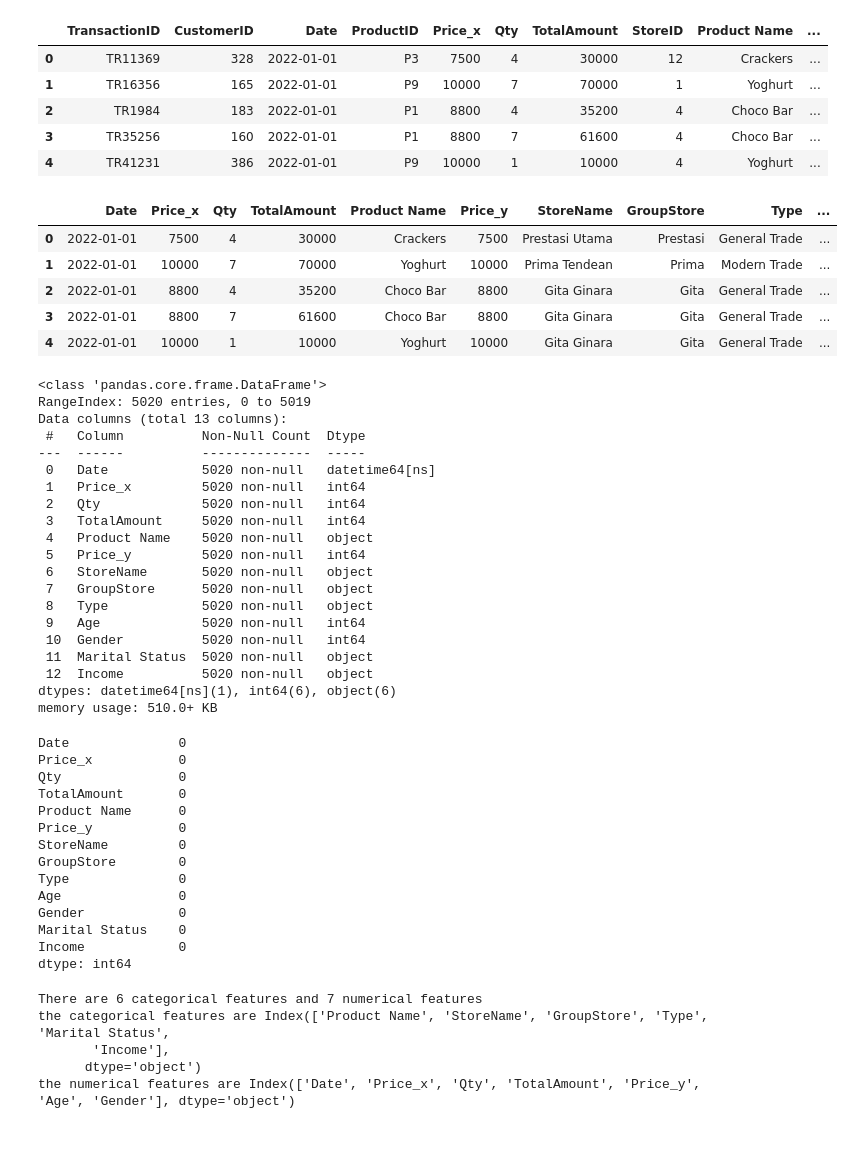
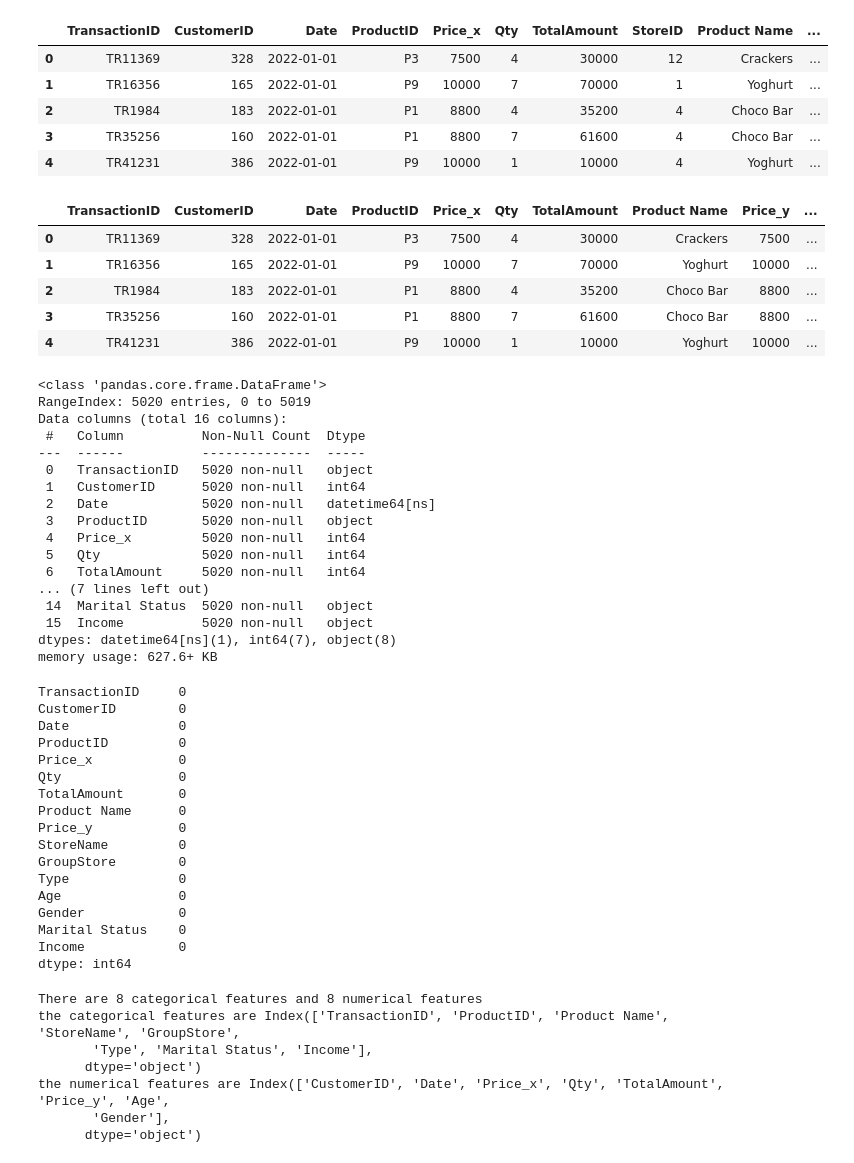
Before and after one commit to masendhy/kalbe_nutsVIX, a Jupyter notebook: modeling/1. data_cleaning.ipynb, the cells around one changed output. Cells and saved outputs as stored; diff of their text form; code cells hidden in the pictures.

```diff
--- a/modeling/1. data_cleaning.ipynb
+++ b/modeling/1. data_cleaning.ipynb
@@ -201,42 +201,42 @@ df_merge.head()
 | 4 | TR41231 | 386 | 2022-01-01 | P9 | 10000 | 1 | 10000 | 4 | Yoghurt | ... |
 # %%
 df_drop = df_merge.copy()
-df_drop.drop(['TransactionID','ProductID','Latitude','Longitude','CustomerID','StoreID'],axis=1,inplace=True)
+df_drop.drop(['Latitude','Longitude','StoreID'],axis=1,inplace=True)
 df_drop.head()
 # %% [output]
-|  | Date | Price_x | Qty | TotalAmount | Product Name | Price_y | StoreName | GroupStore | Type | ... |
-| 0 | 2022-01-01 | 7500 | 4 | 30000 | Crackers | 7500 | Prestasi Utama | Prestasi | General Trade | ... |
-| 1 | 2022-01-01 | 10000 | 7 | 70000 | Yoghurt | 10000 | Prima Tendean | Prima | Modern Trade | ... |
-| 2 | 2022-01-01 | 8800 | 4 | 35200 | Choco Bar | 8800 | Gita Ginara | Gita | General Trade | ... |
-| 3 | 2022-01-01 | 8800 | 7 | 61600 | Choco Bar | 8800 | Gita Ginara | Gita | General Trade | ... |
-| 4 | 2022-01-01 | 10000 | 1 | 10000 | Yoghurt | 10000 | Gita Ginara | Gita | General Trade | ... |
+|  | TransactionID | CustomerID | Date | ProductID | Price_x | Qty | TotalAmount | Product Name | Price_y | ... |
+| 0 | TR11369 | 328 | 2022-01-01 | P3 | 7500 | 4 | 30000 | Crackers | 7500 | ... |
+| 1 | TR16356 | 165 | 2022-01-01 | P9 | 10000 | 7 | 70000 | Yoghurt | 10000 | ... |
+| 2 | TR1984 | 183 | 2022-01-01 | P1 | 8800 | 4 | 35200 | Choco Bar | 8800 | ... |
+| 3 | TR35256 | 160 | 2022-01-01 | P1 | 8800 | 7 | 61600 | Choco Bar | 8800 | ... |
+| 4 | TR41231 | 386 | 2022-01-01 | P9 | 10000 | 1 | 10000 | Yoghurt | 10000 | ... |
 # %%
 df_drop.info()
 # %% [output]
 <class 'pandas.core.frame.DataFrame'>
 RangeIndex: 5020 entries, 0 to 5019
-Data columns (total 13 columns):
+Data columns (total 16 columns):
  #   Column          Non-Null Count  Dtype
 ---  ------          --------------  -----
- 0   Date            5020 non-null   datetime64[ns]
- 1   Price_x         5020 non-null   int64
- 2   Qty             5020 non-null   int64
- 3   TotalAmount     5020 non-null   int64
- 4   Product Name    5020 non-null   object
- 5   Price_y         5020 non-null   int64
- 6   StoreName       5020 non-null   object
- 7   GroupStore      5020 non-null   object
- 8   Type            5020 non-null   object
- 9   Age             5020 non-null   int64
- 10  Gender          5020 non-null   int64
- 11  Marital Status  5020 non-null   object
- 12  Income          5020 non-null   object
-dtypes: datetime64[ns](1), int64(6), object(6)
-memory usage: 510.0+ KB
+ 0   TransactionID   5020 non-null   object
+ 1   CustomerID      5020 non-null   int64
+ 2   Date            5020 non-null   datetime64[ns]
+ 3   ProductID       5020 non-null   object
+ 4   Price_x         5020 non-null   int64
+ 5   Qty             5020 non-null   int64
+ 6   TotalAmount     5020 non-null   int64
+... (7 lines left out)
+ 14  Marital Status  5020 non-null   object
+ 15  Income          5020 non-null   object
+dtypes: datetime64[ns](1), int64(7), object(8)
+memory usage: 627.6+ KB
 # %%
 df_drop.isnull().sum()
 # %% [output]
+TransactionID     0
+CustomerID        0
 Date              0
+ProductID         0
 Price_x           0
 Qty               0
 TotalAmount       0
@@ -259,11 +259,13 @@ print(f'There are {len(cat)} categorical features and {len(num)} numerical featu
 print(f'the categorical features are {cat}')
 print(f'the numerical features are {num}')
 # %% [output]
-There are 6 categorical features and 7 numerical features
-the categorical features are Index(['Product Name', 'StoreName', 'GroupStore', 'Type', 'Marital Status',
-       'Income'],
+There are 8 categorical features and 8 numerical features
+the categorical features are Index(['TransactionID', 'ProductID', 'Product Name', 'StoreName', 'GroupStore',
+       'Type', 'Marital Status', 'Income'],
       dtype='object')
-the numerical features are Index(['Date', 'Price_x', 'Qty', 'TotalAmount', 'Price_y', 'Age', 'Gender'], dtype='object')
+the numerical features are Index(['CustomerID', 'Date', 'Price_x', 'Qty', 'TotalAmount', 'Price_y', 'Age',
+       'Gender'],
+      dtype='object')
 # %%
 #show distribution of numerical features
 plt.figure(figsize=(16,9))
```
Also changed, not shown: parts of 2 cells of this notebook, 3 other files.
